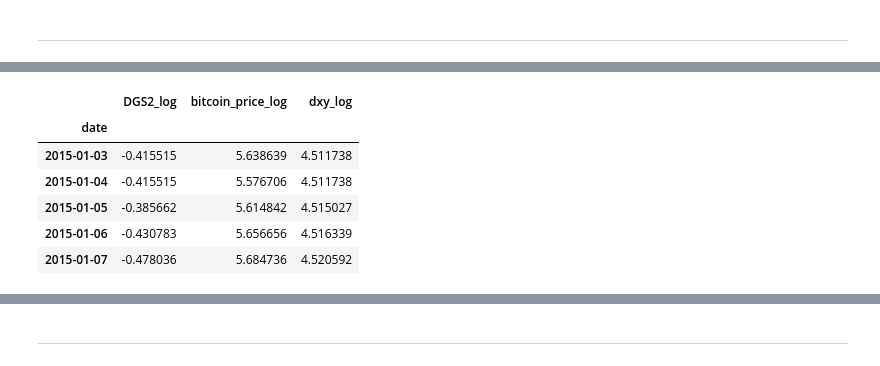
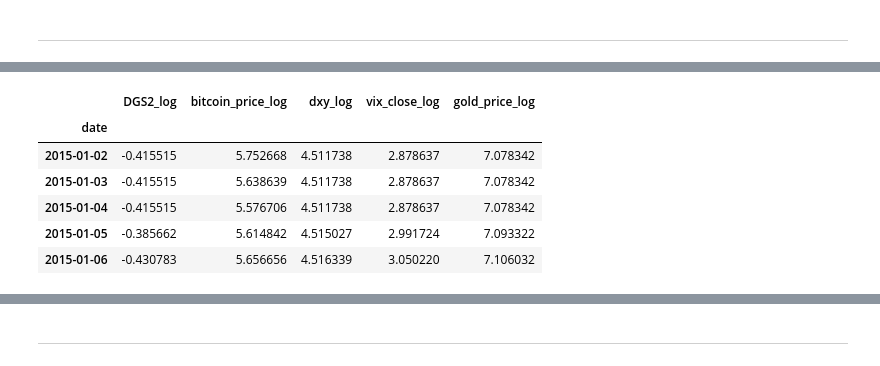
Before and after one commit to FrankAst/Forecast-BTC---DXY---2YR-BY, a Jupyter notebook: notebooks/exploration.ipynb, the cells around one changed output, grey strips where cells are left out. Saved outputs shown, nothing was run; the diff lists cells and outputs as text; code cells hidden in the pictures.

```diff
--- a/notebooks/exploration.ipynb
+++ b/notebooks/exploration.ipynb
@@ -126,8 +278,6 @@ merged_df.head()
 # Drop the first row
 merged_df = merged_df.drop(merged_df.index[0])
 
-# Replace '_x' with '_btc' and '_y' with '_dxy' in column names
-merged_df.columns = merged_df.columns.str.replace('_x', '_btc').str.replace('_y', '_dxy')
 
 merged_df.head()
 # %% [output]
@@ -141,3 +294,5 @@ merged_df.head()
+# %%
+merged_df.loc[merged_df.index[0], 'FEDFUNDS'] = 0.11
 # %%
 merged_df.info()
 # %% [output]
@@ -240,3 +396,0 @@ merged_df.head()
-# %%
-merged_df = merged_df.drop(merged_df.index[0])
-merged_df.head()
@@ -259,5 +424,5 @@ Name: count, dtype: int64
 # %%
-merged_df.drop(columns=['Volume_dxy'], axis=1, inplace= True)
+merged_df.drop(columns=['Volume_dxy', 'Volume_vix'], axis=1, inplace= True)
 merged_df.info()
 # %% [output]
 <class 'pandas.core.frame.DataFrame'>
@@ -374,17 +539,17 @@ Luego:
 * Min de los ultimos 7 y 30 dias
 # %%
 # Transformacion logaritmica:
-transformed_df = np.log(merged_df[['DGS2','bitcoin_price', 'dxy']].replace(0, np.nan)).dropna()
+transformed_df = np.log(merged_df[['DGS2','bitcoin_price', 'dxy', 'vix_close', 'gold_price']].replace(0, np.nan)).dropna()
 transformed_df.columns = [f"{col}_log" for col in transformed_df.columns]
 transformed_df.head()
 # %% [output]
-|  | DGS2_log | bitcoin_price_log | dxy_log |
-| date |  |  |  |
-| 2015-01-03 | -0.415515 | 5.638639 | 4.511738 |
-| 2015-01-04 | -0.415515 | 5.576706 | 4.511738 |
-| 2015-01-05 | -0.385662 | 5.614842 | 4.515027 |
-| 2015-01-06 | -0.430783 | 5.656656 | 4.516339 |
-| 2015-01-07 | -0.478036 | 5.684736 | 4.520592 |
+|  | DGS2_log | bitcoin_price_log | dxy_log | vix_close_log | gold_price_log |
+| date |  |  |  |  |  |
+| 2015-01-02 | -0.415515 | 5.752668 | 4.511738 | 2.878637 | 7.078342 |
+| 2015-01-03 | -0.415515 | 5.638639 | 4.511738 | 2.878637 | 7.078342 |
+| 2015-01-04 | -0.415515 | 5.576706 | 4.511738 | 2.878637 | 7.078342 |
+| 2015-01-05 | -0.385662 | 5.614842 | 4.515027 | 2.991724 | 7.093322 |
+| 2015-01-06 | -0.430783 | 5.656656 | 4.516339 | 3.050220 | 7.106032 |
 # %%
 # Diferenciacion de primer orden:
 for col in transformed_df.columns:
```
Also changed, not shown: parts of 113 cells of this notebook, 21 other files.
